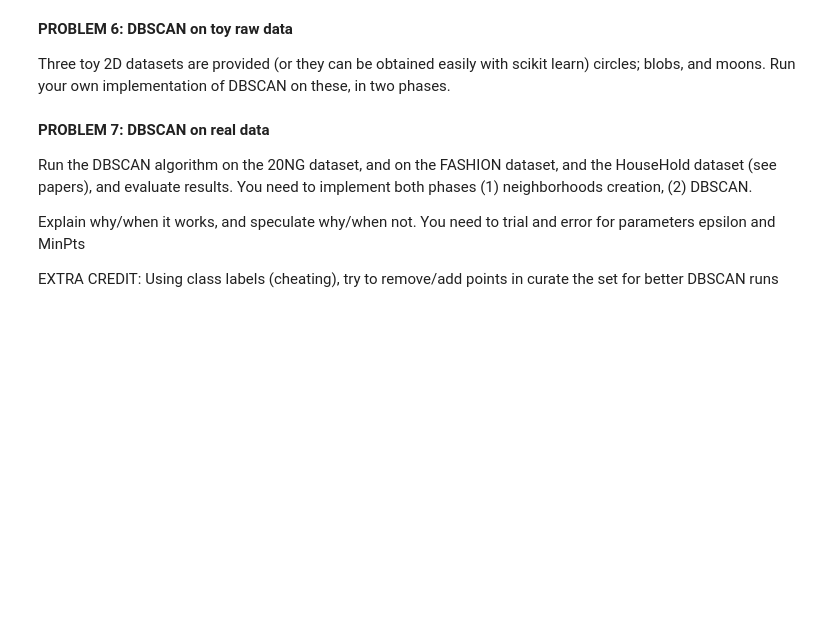
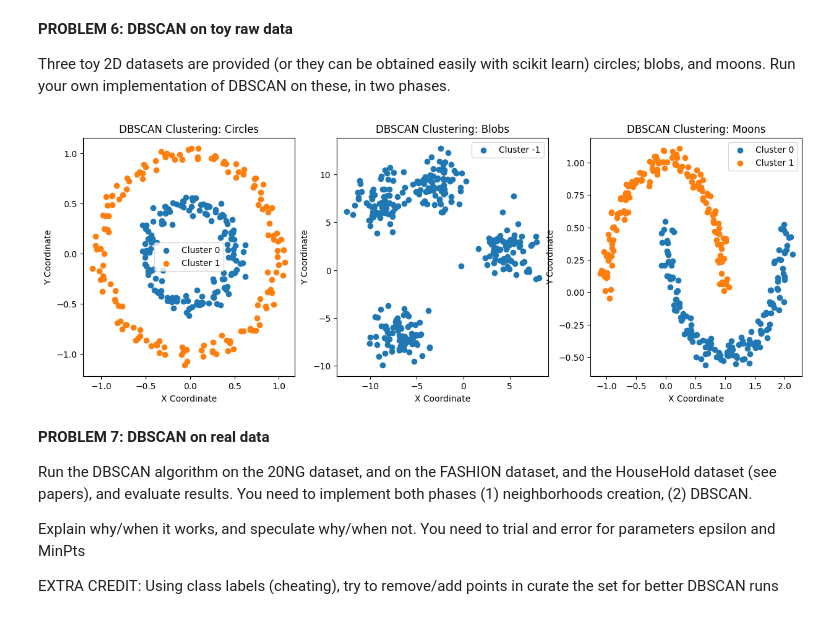
Before and after one commit to HalgasAdrian/CS5230-Coursework, a Jupyter notebook: HW2B Clustering DBSCAN, Hierarchical Clustering.ipynb, the cells around one changed output. Saved outputs shown, nothing was run; the diff lists cells and outputs as text; code cells hidden in the pictures; blank space fills up the shorter version.

Commit message:
Problem 2 almost complete, need to fix blob clustering because it is only doing a single group. Will fix later.

```diff
--- a/HW2B Clustering DBSCAN, Hierarchical Clustering.ipynb
+++ b/HW2B Clustering DBSCAN, Hierarchical Clustering.ipynb
@@ -128,3 +128,13 @@ plt.show()
 **PROBLEM 6: DBSCAN on toy raw data**
 
 Three toy 2D datasets are provided (or they can be obtained easily with scikit learn) circles; blobs, and moons. Run your own implementation of DBSCAN on these, in two phases.
+# %%
+# Start with generating our datasets
+from sklearn.datasets import make_circles, make_blobs, make_moons
+
+# Synthetic datasets
+datasets = {
+    'Circles': make_circles(n_samples=300, noise=0.05, factor=0.5, random_state=42),
+    'Blobs': make_blobs(n_samples=300, centers=4, cluster_std=1.5, random_state=42),
+    'Moons': make_moons(n_samples=300, noise=0.05, random_state=42)
+}
@@ -131,3 +188,26 @@ Three toy 2D datasets are provided (or they can be obtained easily with scikit l
+# %%
+# Apply DBSCAN to Each Dataset
+fig, axes = plt.subplots(1, 3, figsize=(15, 5))
+
+for i, (name, (X, _)) in enumerate(datasets.items()):
+    labels = dbscan(X, epsilon, minPts)
+    unique_clusters = np.unique(labels)
+
+    # Plot Clusters
+    for cluster in unique_clusters:
+        cluster_points = X[labels == cluster]
+        plt.subplot(1, 3, i + 1)
+        plt.scatter(cluster_points[:, 0], cluster_points[:, 1], label=f"Cluster {cluster}")
+
+    # Plot Formatting
+    plt.title(f"DBSCAN Clustering: {name}")
+    plt.xlabel("X Coordinate")
+    plt.ylabel("Y Coordinate")
+    plt.legend()
+
+plt.show()
+# %% [output]
+[figure, added]
 # %% [markdown]
 **PROBLEM 7: DBSCAN on real data**
 
```
Also changed, not shown: parts of 1 cell of this notebook.
